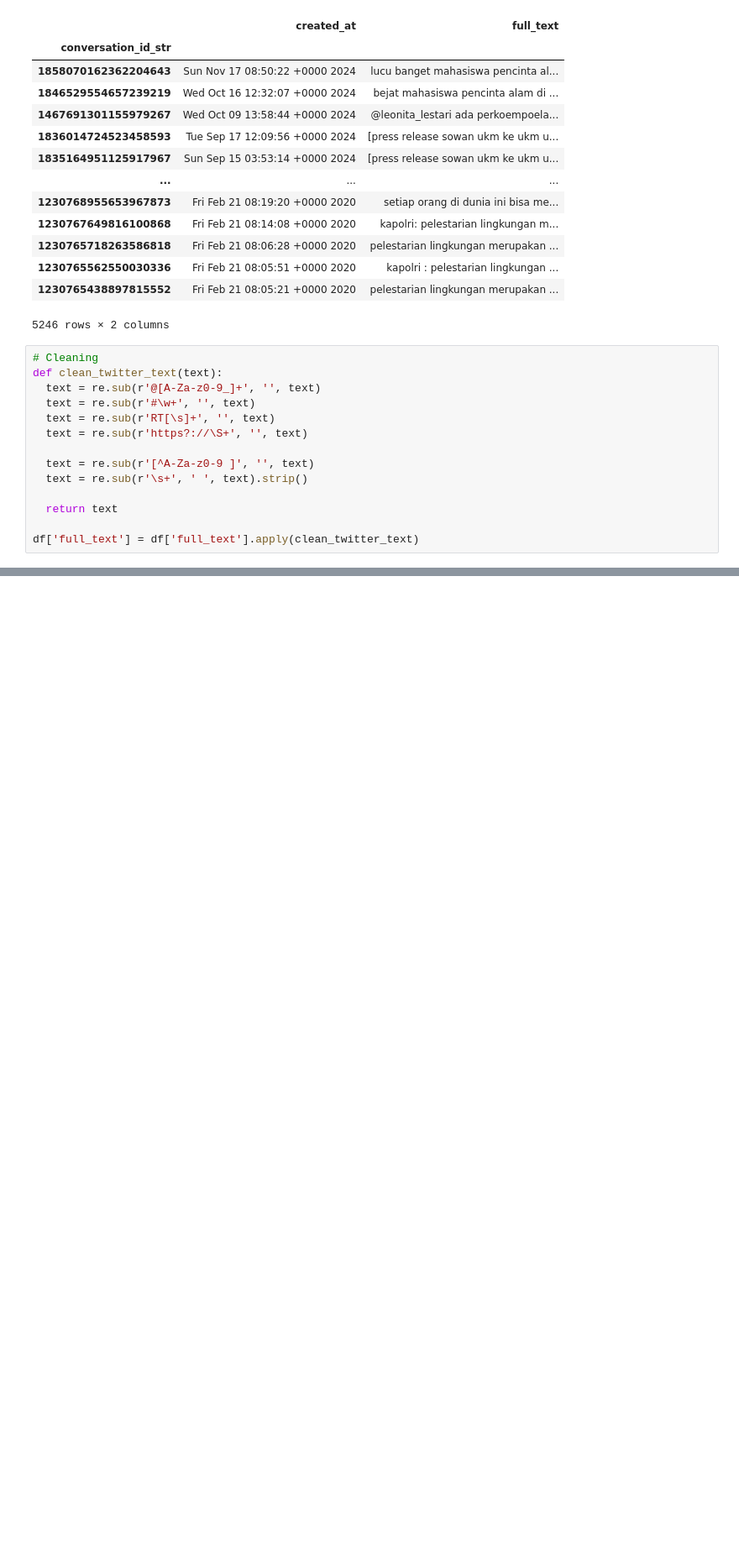
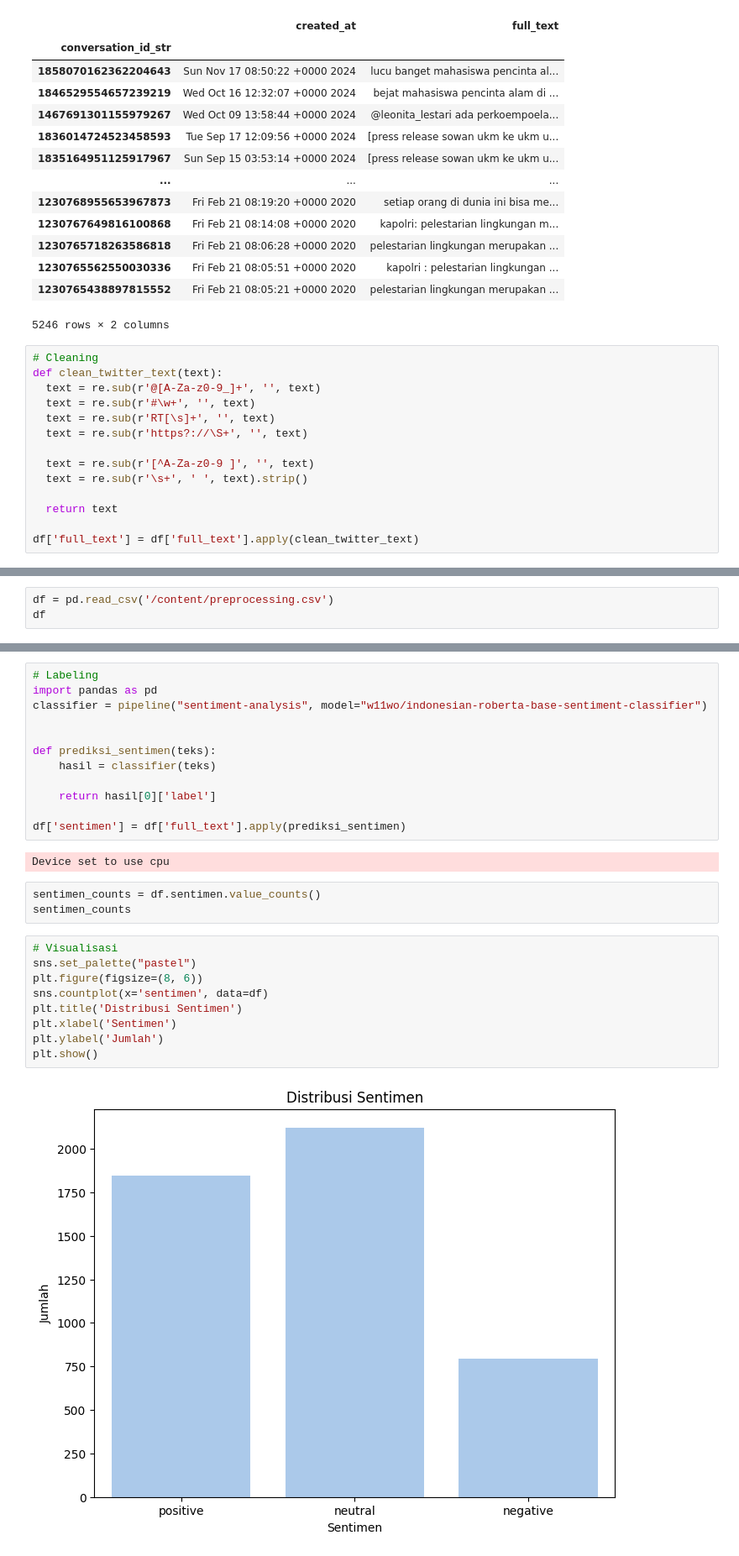
Before and after one commit to tiara070403/skripsi, a Jupyter notebook: skripsi4.ipynb, the cells around one changed output, grey strips where cells are left out. Shown at 84% size. Cells and saved outputs as stored; diff of their text form; blank space fills up the shorter version.

```diff
--- a/skripsi4.ipynb
+++ b/skripsi4.ipynb
@@ -260,0 +232,3 @@ salam lestari selamat hari sumpah pemuda kita s
+# %%
+df = pd.read_csv('/content/preprocessing.csv')
+df
@@ -260,0 +249,28 @@ salam lestari selamat hari sumpah pemuda kita s
+# %%
+# Labeling
+import pandas as pd
+classifier = pipeline("sentiment-analysis", model="w11wo/indonesian-roberta-base-sentiment-classifier")
+
+
+def prediksi_sentimen(teks):
+    hasil = classifier(teks)
+
+    return hasil[0]['label']
+
+df['sentimen'] = df['full_text'].apply(prediksi_sentimen)
+# %% [output]
+Device set to use cpu
+# %%
+sentimen_counts = df.sentimen.value_counts()
+sentimen_counts
+# %%
+# Visualisasi
+sns.set_palette("pastel")
+plt.figure(figsize=(8, 6))
+sns.countplot(x='sentimen', data=df)
+plt.title('Distribusi Sentimen')
+plt.xlabel('Sentimen')
+plt.ylabel('Jumlah')
+plt.show()
+# %% [output]
+[figure, added]
```
Also changed, not shown: parts of 23 cells of this notebook.
